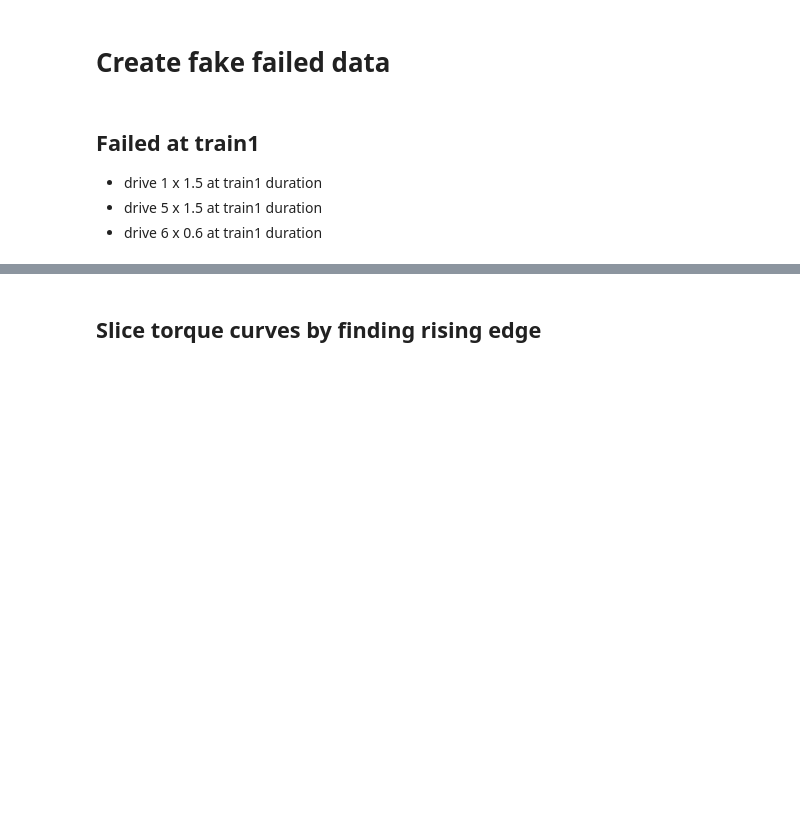
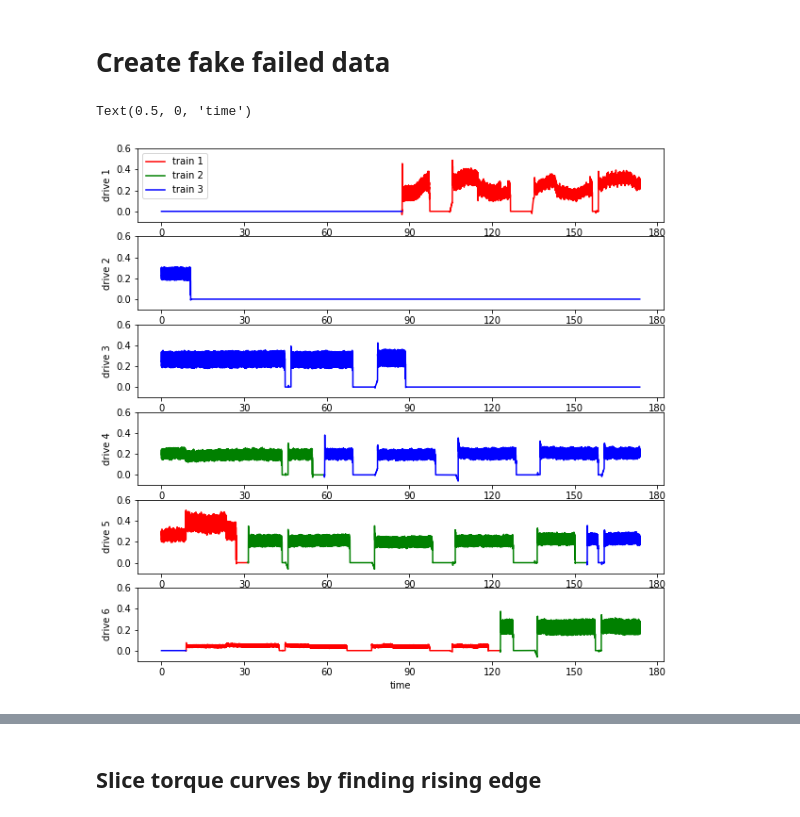
Before and after one commit to peeraponw/quick_move, a Jupyter notebook: merge.ipynb, the cells around one changed output, grey strips where cells are left out. Saved outputs shown, nothing was run; the diff lists cells and outputs as text; code cells hidden in the pictures; blank space fills up the shorter version.

```diff
--- a/merge.ipynb
+++ b/merge.ipynb
@@ -443,8 +443,31 @@ plot_band(d6)
 [figure]
 # %% [markdown]
 # Create fake failed data
-# %% [markdown]
-## Failed at train1
-* drive 1 x 1.5 at train1 duration
-* drive 5 x 1.5 at train1 duration
-* drive 6 x 0.6 at train1 duration
+# %%
+## fail at train1
+fail1_d1 = d1.copy()
+fail1_d2 = d2.copy()
+fail1_d3 = d3.copy()
+fail1_d4 = d4.copy()
+fail1_d5 = d5.copy()
+fail1_d6 = d6.copy()
+inc_factor = 1.5
+dec_factor = 0.2
+# drive 1 inc
+# drive 5 inc
+# drive 6 dec
+fail1_d1.loc[(fail1_d1['pos']==1) & (fail1_d6['pos']==1), 'tor'] = fail1_d1['tor'] * inc_factor
+fail1_d5.loc[(fail1_d5['pos']==1) & (fail1_d6['pos']==1), 'tor'] = fail1_d5['tor'] * inc_factor
+fail1_d6.loc[fail1_d6['pos']==1, 'tor'] = fail1_d6['tor'] * dec_factor
+## plot
+plt.subplots(6,1,figsize=(10,10))
+plot_torque_all_trains(fail1_d1, 1)
+plot_torque_all_trains(fail1_d2, 2)
+plot_torque_all_trains(fail1_d3, 3)
+plot_torque_all_trains(fail1_d4, 4)
+plot_torque_all_trains(fail1_d5, 5)
+plot_torque_all_trains(fail1_d6, 6)
+plt.xlabel("time")
+# %% [output]
+Text(0.5, 0, 'time')
+[figure, added]
```
Also changed, not shown: parts of 2 cells of this notebook.
